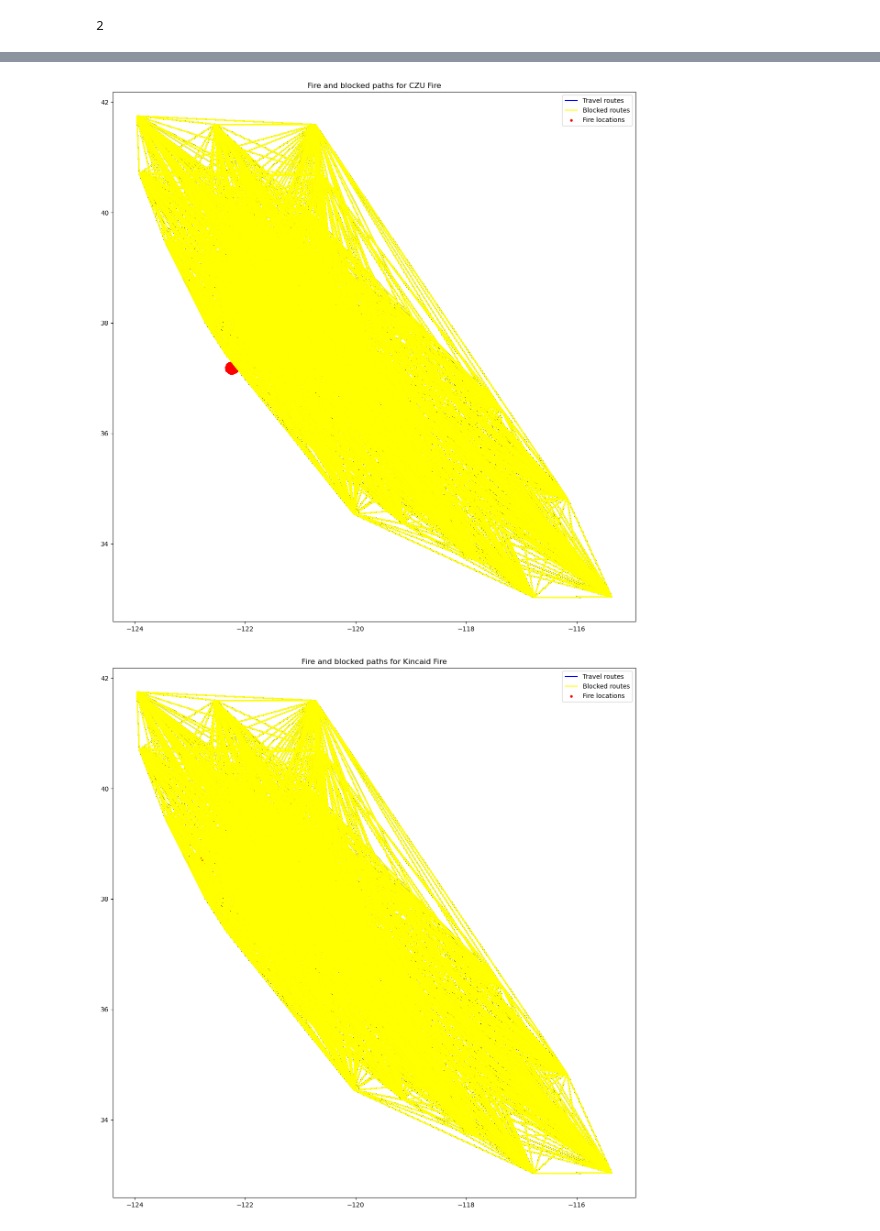
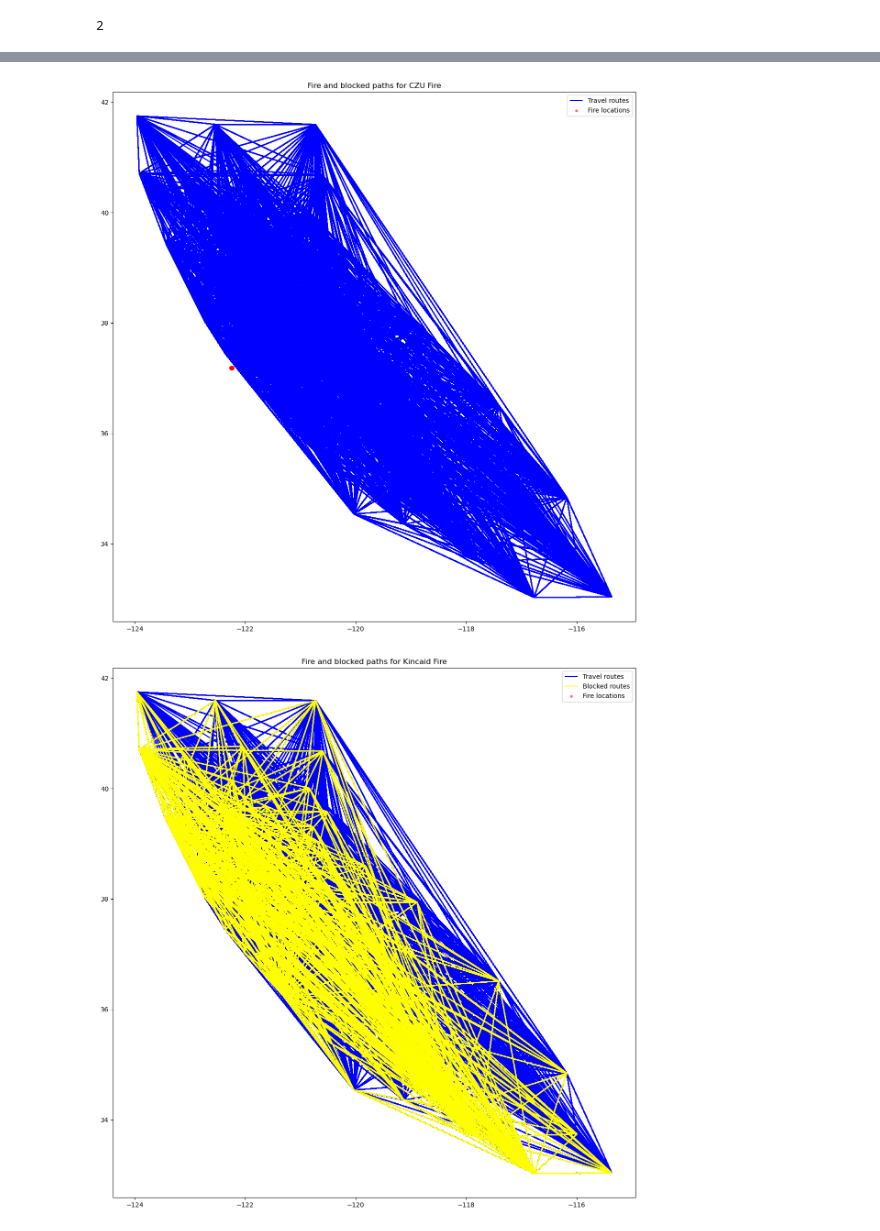
Before and after one commit to 4Freye/wildfires, a Jupyter notebook: fire_location.ipynb, the cells around one changed output, grey strips where cells are left out. Drawn from its saved outputs; the diff is of its cells as text; code cells hidden in the pictures.

Commit message:
fire location

```diff
--- a/fire_location.ipynb
+++ b/fire_location.ipynb
@@ -39,7 +39,7 @@ kincaid_fire_coords = (38.792458, -122.780053)
 august_complex_coords = (39.765, -122.673)
 
 # Define a threshold distance within which a record is considered to belong to a wildfire
-threshold_distance = 10
+threshold_distance = 2
 
 # Compute distance to each wildfire and filter the records based on threshold distance
 df_fire_czu = df_fire.copy()
@@ -218,28 +340,34 @@ df_travel_kincaid_blocked
 272176 rows × 10 columns
 # %%
+import json
+import matplotlib.pyplot as plt
+
 def plot_data(df_fire, df_travel, df_travel_blocked, fire_name):
     # Convert to GeoDataFrames
     geometry_fire = [Point(xy) for xy in zip(df_fire.longitude, df_fire.latitude)]
     gdf_fire = gpd.GeoDataFrame(df_fire, geometry=geometry_fire)
 
     geometry_travel = [LineString([(row['lng_o'], row['lat_o']), (row['lng_d'], row['lat_d'])]) for idx, row in df_travel.iterrows()]
     gdf_travel = gpd.GeoDataFrame(df_travel, geometry=geometry_travel)
 
+    df_travel_blocked = df_travel_blocked[df_travel_blocked['blocked'] == True]
     gdf_travel_blocked = gpd.GeoDataFrame(df_travel_blocked, geometry=df_travel_blocked['geometry'])
+
 
     # Create plot
     fig, ax = plt.subplots(figsize=(15, 15))
-    gdf_travel.plot(ax=ax, color='blue', label='Travel routes') # non-blocked routes in blue
-    gdf_travel_blocked.plot(ax=ax, color='yellow', label='Blocked routes') # blocked routes in yellow
-    gdf_fire.plot(ax=ax, color='red', markersize=10, label='Fire locations')
+    gdf_travel.plot(ax=ax, color='blue', label='Travel routes')
+    gdf_travel_blocked.plot(ax=ax, color='yellow', label='Blocked routes', alpha=0.8)
+    gdf_fire.plot(ax=ax, color='red', markersize=10, label='Fire locations', alpha=0.5)
     plt.title(f'Fire and blocked paths for {fire_name}')
     plt.legend()
     plt.show()
+
 
 # Plot for each fire
 plot_data(df_fire_czu, df_travel, df_travel_czu_blocked, 'CZU Fire')
 plot_data(df_fire_kincaid, df_travel, df_travel_kincaid_blocked, 'Kincaid Fire')
 plot_data(df_fire_august, df_travel, df_travel_august_blocked, 'August Fire')
 # %% [output]
-[figure, old version]
+[figure, new version]
-[figure, old version]
+[figure, new version]
```
Also changed, not shown: parts of 13 cells of this notebook, 3 other files.
